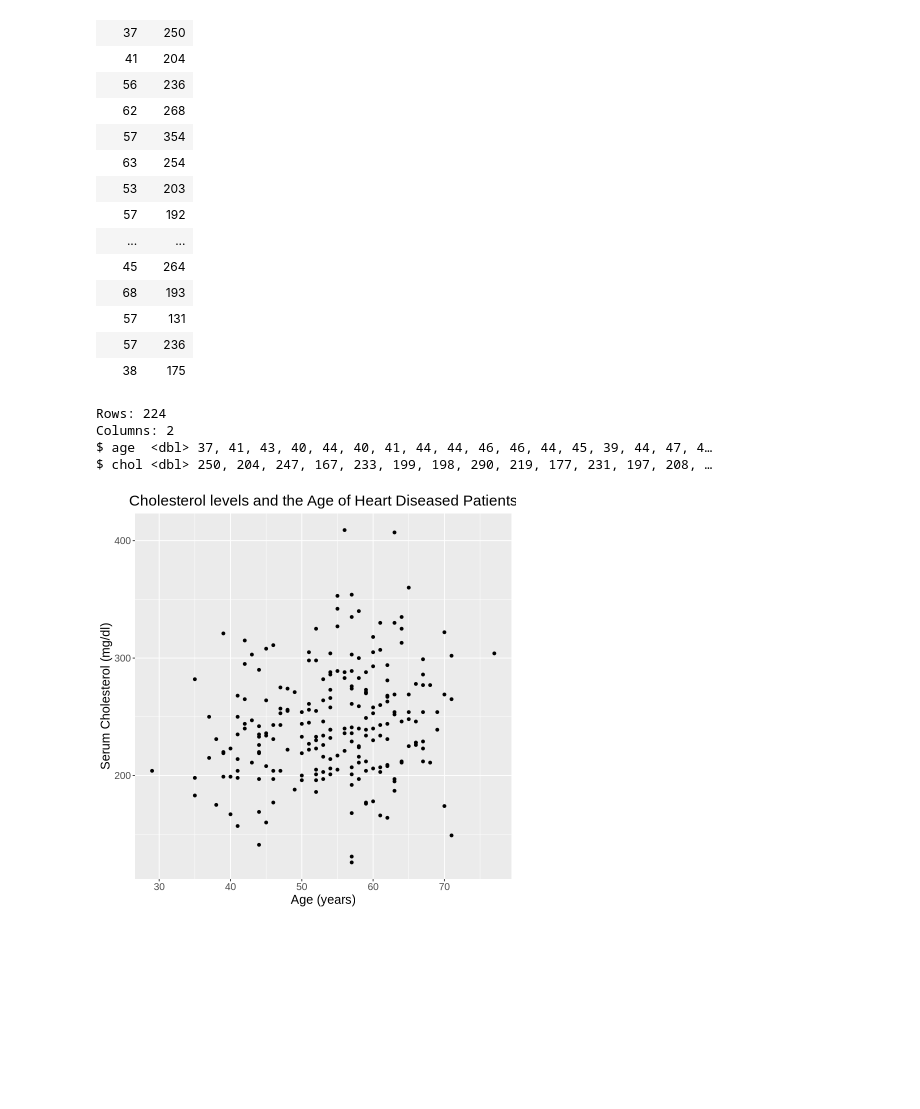
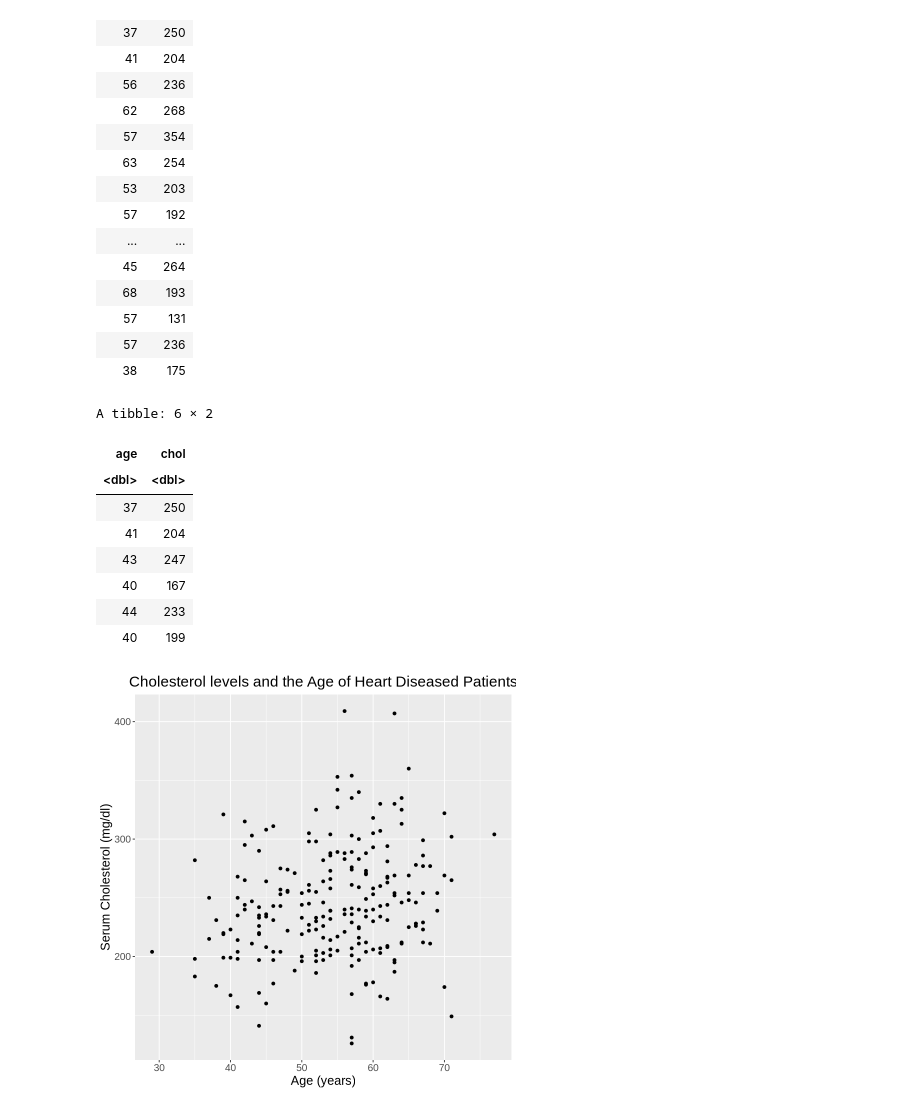
Before and after one commit to matthewzizek/dsci-100-project, a Jupyter notebook: ProjectProposal.ipynb, the cells around one changed output. Cells and saved outputs as stored; diff of their text form; code cells hidden in the pictures; blank space fills up the shorter version.

```diff
--- a/ProjectProposal.ipynb
+++ b/ProjectProposal.ipynb
@@ -50,31 +63,19 @@ A tibble: 302 × 2
 # %%
 set.seed(1)
 
-#randomized_data <- data |>
-#  sample_frac(1)
-
-#num_rows <- nrow(randomized_data) / 2
-
-#tibble1 <- randomized_data |>
-#  slice(1:num_rows) |>
-#  select(1, 5) |>
-#  rename(age = 1, chol = 2)
-
-#tibble2 <- randomized_data |>
-#  slice((num_rows + 1):(num_rows * 2)) |>
-#  select(1, 5) |>
-#  rename(age = 1, chol = 2)
-
-#tibble1
-#tibble2
-
-cleveland_split <- initial_split(tibble, prop = 0.75, strata = age)
+# Splitting the data frame into training and testing datasets
+cleveland_split <- initial_split(cleveland, prop = 0.75, strata = age)
 cleveland_train <- training(cleveland_split)
 cleveland_test <- testing(cleveland_split)
-glimpse(cleveland_train)
+head(cleveland_train)
 # %% [output]
-Rows: 224
-Columns: 2
-$ age  <dbl> 37, 41, 43, 40, 44, 40, 41, 44, 44, 46, 46, 44, 45, 39, 44, 47, 4…
-$ chol <dbl> 250, 204, 247, 167, 233, 199, 198, 290, 219, 177, 231, 197, 208, …
+A tibble: 6 × 2
+| age | chol |
+| <dbl> | <dbl> |
+| 37 | 250 |
+| 41 | 204 |
+| 43 | 247 |
+| 40 | 167 |
+| 44 | 233 |
+| 40 | 199 |
 # %%
```
Also changed, not shown: parts of 10 cells of this notebook.
